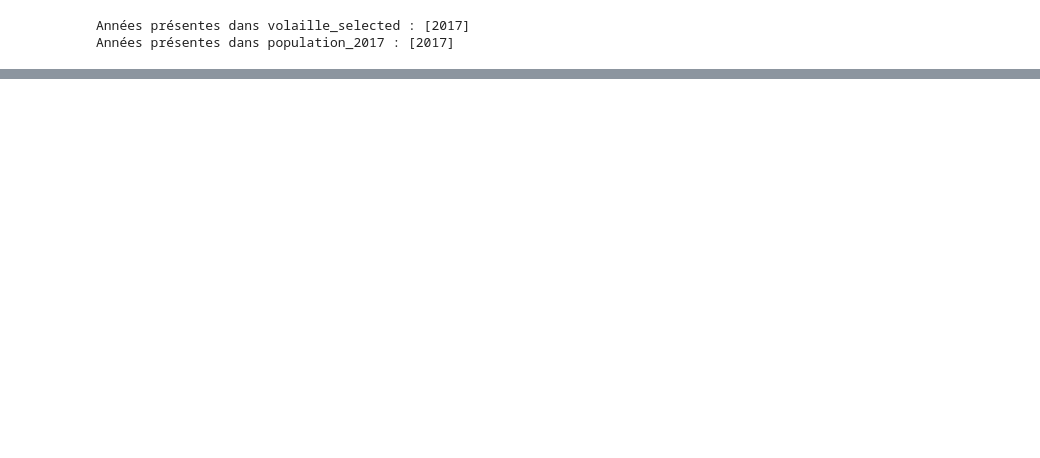
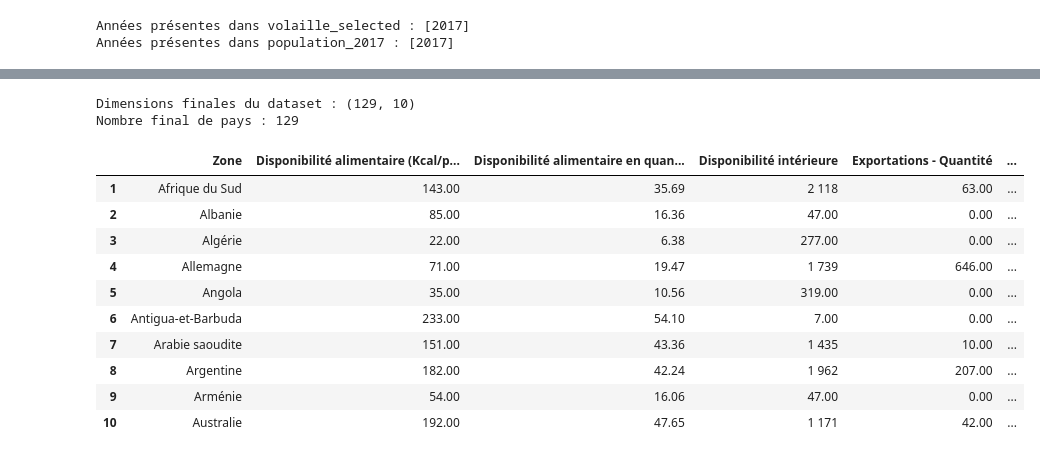
Before and after one commit to Stephane-OC/la-poule-qui-chante-market-study, a Jupyter notebook: preparation_nettoyage_EDA.ipynb, the cells around one changed output, grey strips where cells are left out. Saved outputs shown, nothing was run; the diff lists cells and outputs as text; code cells hidden in the pictures; blank space fills up the shorter version.

```diff
--- a/preparation_nettoyage_EDA.ipynb
+++ b/preparation_nettoyage_EDA.ipynb
@@ -2280,0 +3612,16 @@ Nombre de pays complets sur les 8 indicateurs : 135
+# %%
+# Base propre avant enrichissement externe
+df_analyse_clean = df_analyse[[
+    "Zone",
+    "Disponibilité alimentaire (Kcal/personne/jour)",
+    "Disponibilité alimentaire en quantité (kg/personne/an)",
+    "Disponibilité intérieure",
+    "Exportations - Quantité",
+    "Importations - Quantité",
+    "Production",
+    "population_2017"
+]].copy()
+
+print("✅ Base propre recréée.")
+print("Dimensions :", df_analyse_clean.shape)
+display(df_analyse_clean.head())
@@ -2280,0 +3637,11 @@ Nombre de pays complets sur les 8 indicateurs : 135
+# %%
+# Fusion propre du dataset d'analyse avec les sources externes
+dataset_final = df_analyse_clean.merge(
+    sources_externes_2017,
+    on="Zone",
+    how="left"
+)
+
+print("✅ Dataset final enrichi créé.")
+print("Dimensions :", dataset_final.shape)
+display(dataset_final.head())
@@ -2310,0 +3888,8 @@ Nombre de pays complets sur les 8 indicateurs : 135
+# %%
+# Création du dataset final exploitable
+dataset_final_complet = dataset_final.dropna().copy()
+
+print("Dimensions du dataset final complet :", dataset_final_complet.shape)
+print("Nombre de pays conservés :", dataset_final_complet["Zone"].nunique())
+
+display(dataset_final_complet.head())
@@ -2310,0 +3943,20 @@ Nombre de pays complets sur les 8 indicateurs : 135
+# %%
+dataset_final = dataset_final_complet.copy()
+
+print("Dimensions finales du dataset :", dataset_final.shape)
+print("Nombre final de pays :", dataset_final['Zone'].nunique())
+display(dataset_final.head(10))
+# %% [output]
+Dimensions finales du dataset : (129, 10)
+Nombre final de pays : 129
+|  | Zone | Disponibilité alimentaire (Kcal/p... | Disponibilité alimentaire en quan... | Disponibilité intérieure | Exportations - Quantité | ... |
+| 1 | Afrique du Sud | 143.00 | 35.69 | 2 118 | 63.00 | ... |
+| 2 | Albanie | 85.00 | 16.36 | 47.00 | 0.00 | ... |
+| 3 | Algérie | 22.00 | 6.38 | 277.00 | 0.00 | ... |
+| 4 | Allemagne | 71.00 | 19.47 | 1 739 | 646.00 | ... |
+| 5 | Angola | 35.00 | 10.56 | 319.00 | 0.00 | ... |
+| 6 | Antigua-et-Barbuda | 233.00 | 54.10 | 7.00 | 0.00 | ... |
+| 7 | Arabie saoudite | 151.00 | 43.36 | 1 435 | 10.00 | ... |
+| 8 | Argentine | 182.00 | 42.24 | 1 962 | 207.00 | ... |
+| 9 | Arménie | 54.00 | 16.06 | 47.00 | 0.00 | ... |
+| 10 | Australie | 192.00 | 47.65 | 1 171 | 42.00 | ... |
```
Also changed, not shown: parts of 118 cells of this notebook, 2 other files.
